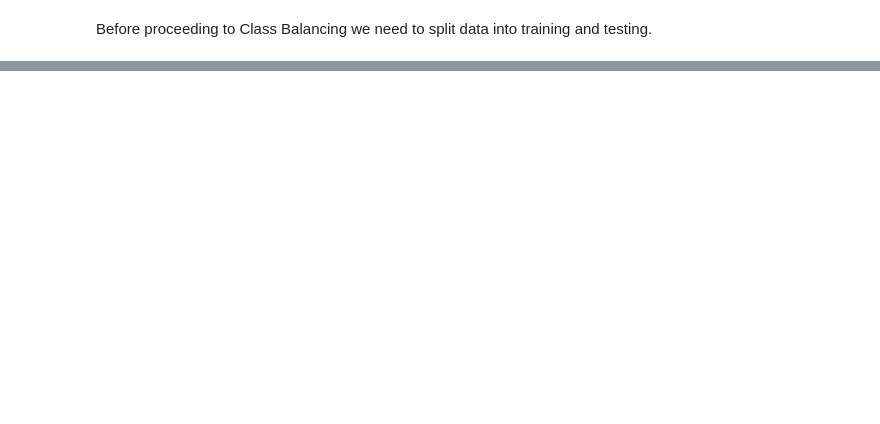
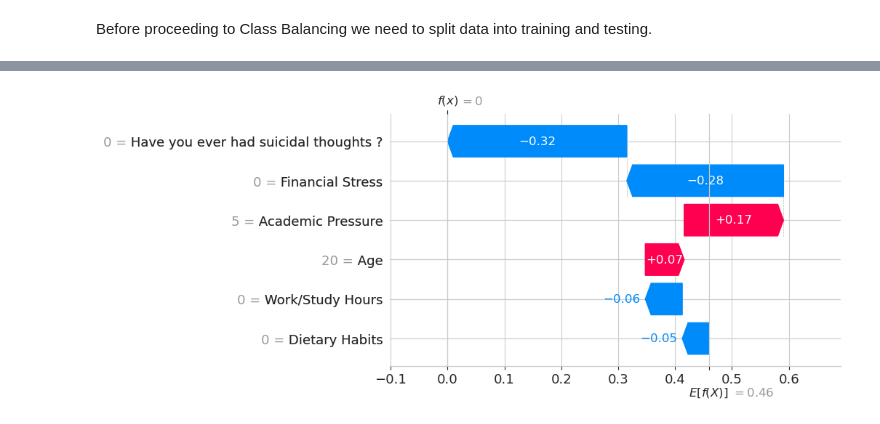
Before and after one commit to its-mario/Sigmoid-Mentoring, a Jupyter notebook: exam_model_training.ipynb, the cells around one changed output, grey strips where cells are left out. Cells and saved outputs as stored; diff of their text form; code cells hidden in the pictures; blank space fills up the shorter version.

```diff
--- a/exam_model_training.ipynb
+++ b/exam_model_training.ipynb
@@ -105,0 +220,4 @@ KeyError: '[4661, 14790, 15530, 11499, 15695, 17540, 14553, 6952, 507, 287, 671,
+# %%
+shap.plots.waterfall(shap_values[0], max_display=14)
+# %% [output]
+[figure, added]
```
Also changed, not shown: parts of 18 cells of this notebook.
